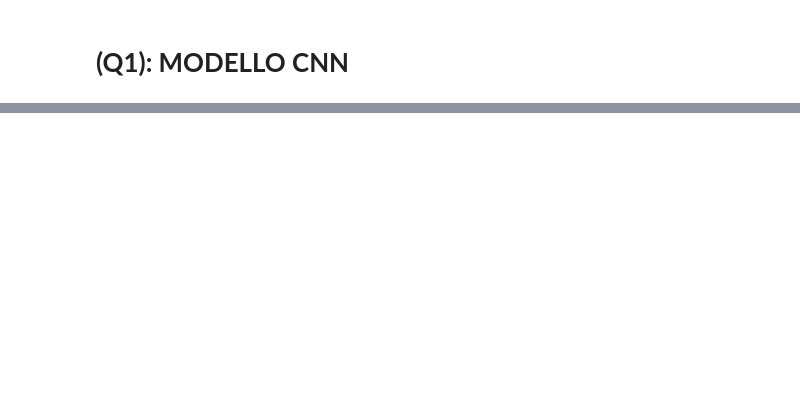
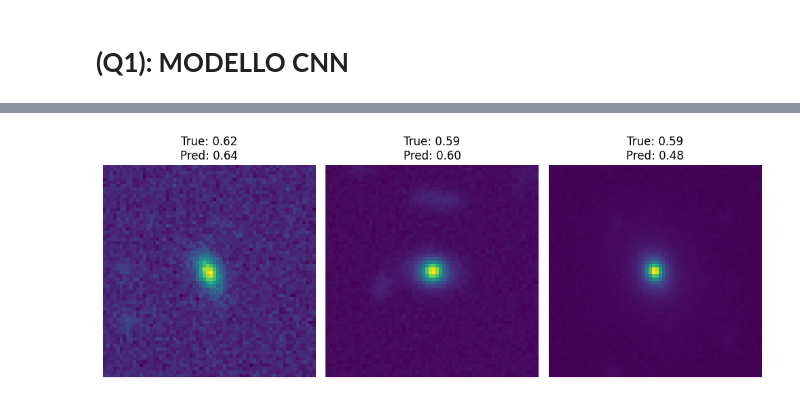
Before and after one commit to AntonioHallgass/corso_AI_2025, a Jupyter notebook: esame_30.6/MetodiAIFisica_ApplicazioniFisicheML_2025_ProvaPratica_30_6_2025.ipynb, the cells around one changed output, grey strips where cells are left out. Cells and saved outputs as stored; diff of their text form; code cells hidden in the pictures; blank space fills up the shorter version.

```diff
--- a/esame_30.6/MetodiAIFisica_ApplicazioniFisicheML_2025_ProvaPratica_30_6_2025.ipynb
+++ b/esame_30.6/MetodiAIFisica_ApplicazioniFisicheML_2025_ProvaPratica_30_6_2025.ipynb
@@ -128,0 +190,18 @@ plt.show()
+# %%
+X_tensor = torch.tensor(X, dtype=torch.float32).unsqueeze(1)#.to(device)
+y_tensor = torch.tensor(y, dtype=torch.float32).unsqueeze(1)#.to(device)
+
+dataset = TensorDataset(X_tensor, y_tensor)
+
+train_size = int(0.8 * len(dataset))
+val_size = len(dataset) - train_size
+train_dataset, val_dataset = random_split(dataset, [train_size, val_size])
+
+batch_size = 32
+train_dataloader = DataLoader(train_dataset, batch_size=batch_size, shuffle=True)
+val_dataloader = DataLoader(val_dataset, batch_size=batch_size, shuffle=False)
+
+
+model = CNN().to(device)
+optimizer = optim.Adam(model.parameters(), lr=0.001)
+criterion = nn.MSELoss()
@@ -128,0 +425,39 @@ plt.show()
+# %%
+# prompt: Prendi tre immages a caso, utilizza il modello allenato per vedere se il target predetto con CNN  corrisponde con quello vero
+
+import matplotlib.pyplot as plt
+import random
+
+model.eval() # Set the model to evaluation mode
+
+# Select 3 random indices from the validation dataset
+random_indices = random.sample(range(len(val_dataset)), 3)
+
+plt.figure(figsize=(10, 4))
+
+for i, data_index in enumerate(random_indices):
+    # Get the image and true target from the validation dataset
+    image, true_target = val_dataset[data_index]
+
+    # Move both image and true_target to the device
+    image = image.to(device)
+    true_target = true_target.to(device)
+
+    # Add a batch dimension to the image
+    input_image = image.unsqueeze(0)
+
+    # Get the prediction from the trained model
+    with torch.no_grad():
+        predicted_target = model(input_image).item()
+
+    # Plot the image
+    ax = plt.subplot(1, 3, i + 1)
+    # Remove the channel dimension for plotting
+    ax.imshow(image.squeeze(0).cpu().numpy(), cmap='viridis')
+    ax.set_title(f'True: {true_target.item():.2f}\nPred: {predicted_target:.2f}')
+    ax.axis('off')
+
+plt.tight_layout()
+plt.show()
+# %% [output]
+[figure, added]
```
Also changed, not shown: parts of 9 cells of this notebook.
